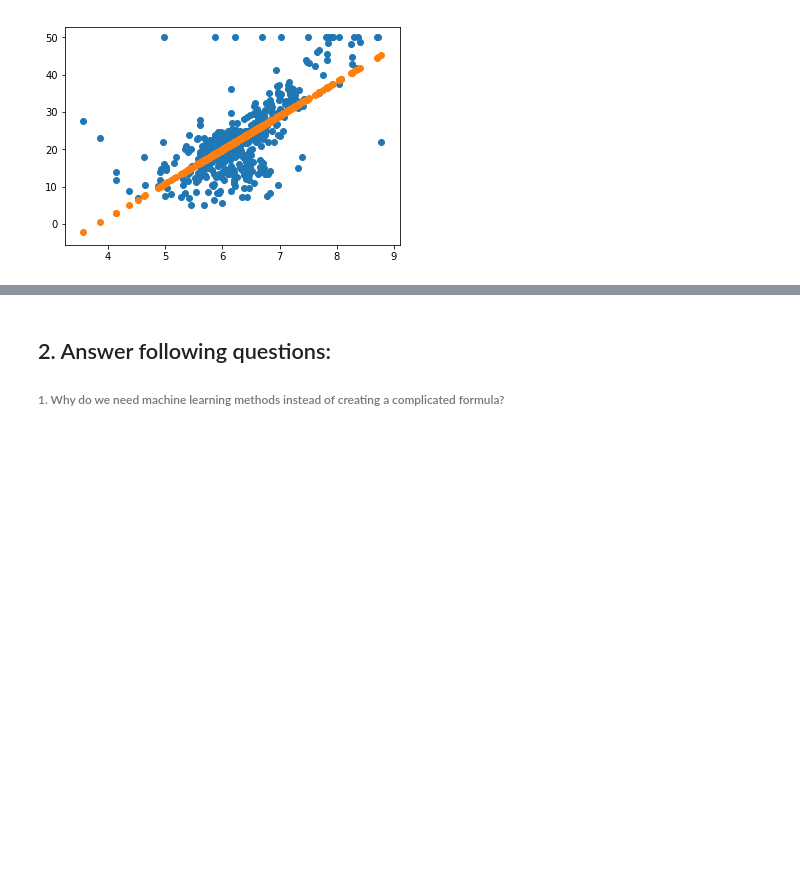
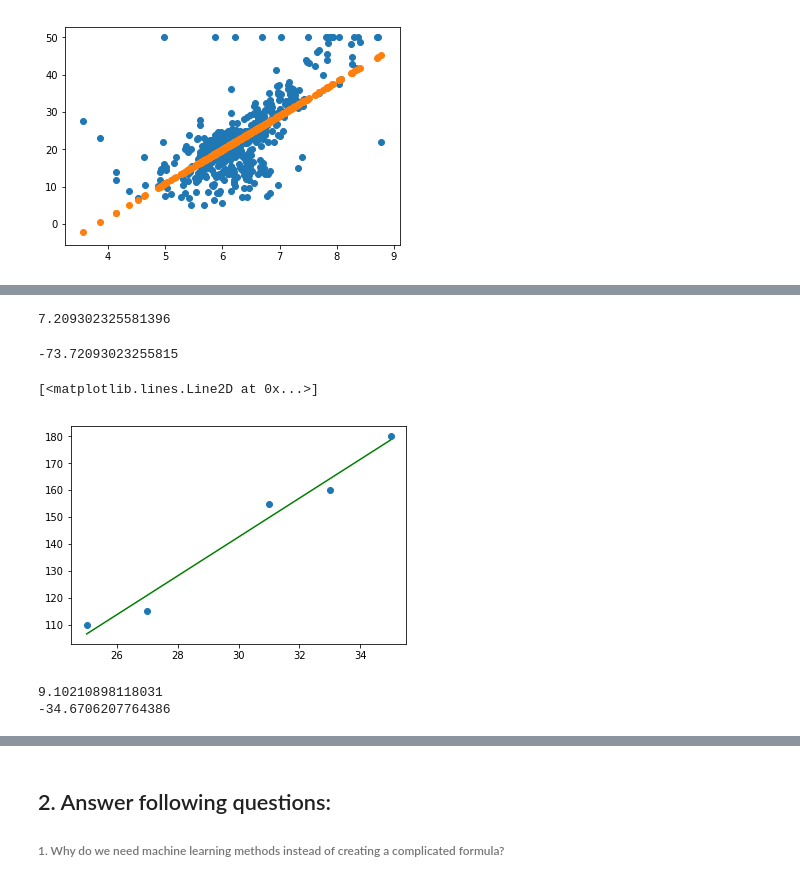
Before and after one commit to HaiBlueSea/Assignment-NLP, a Jupyter notebook: lesson-02/Homework-02.ipynb, the cells around one changed output, grey strips where cells are left out. Saved outputs shown, nothing was run; the diff lists cells and outputs as text; code cells hidden in the pictures; blank space fills up the shorter version.

Commit message:
add Least Square Method for linear regression problem

```diff
--- a/lesson-02/Homework-02.ipynb
+++ b/lesson-02/Homework-02.ipynb
@@ -192,0 +213,41 @@ plt.scatter(x_rm, [[best_k*i + best_b for i in x_rm]])
+# %%
+import sympy
+def least_square(x, y):
+
+    k11 = np.sum(np.square(x))
+    k12 = np.sum(x)
+    k13 = np.sum(x*y)
+    k21 = np.sum(x)
+    k22 = x.shape[0]*1
+    k23 = np.sum(y)
+
+    a,b= sympy.symbols("a b")   # 申明未知数"a"和"b"
+    result = sympy.solve([a*k11 + b*k12 - k13,a*k21 + b*k22 - k23],[a,b])
+    return result
+# %%
+test_x = np.array([25,27,31,33,35])
+test_y = np.array([110,115,155,160,180])
+# %%
+result =least_square(test_x, test_y)
+# %%
+float(result[a])
+# %% [output]
+7.209302325581396
+# %%
+float(result[b])
+# %% [output]
+-73.72093023255815
+# %%
+best_k, best_b = float(result[a]), float(result[b])
+plt.scatter(test_x, test_y)
+plt.plot(test_x, [best_k*i + best_b for i in test_x], color = 'g')
+# %% [output]
+[<matplotlib.lines.Line2D at 0x...>]
+[figure, added]
+# %%
+result =least_square(x_rm, y)
+for key,item in result.items():
+    print(item)
+# %% [output]
+9.10210898118031
+-34.6706207764386
```
Also changed, not shown: parts of 7 cells of this notebook.
